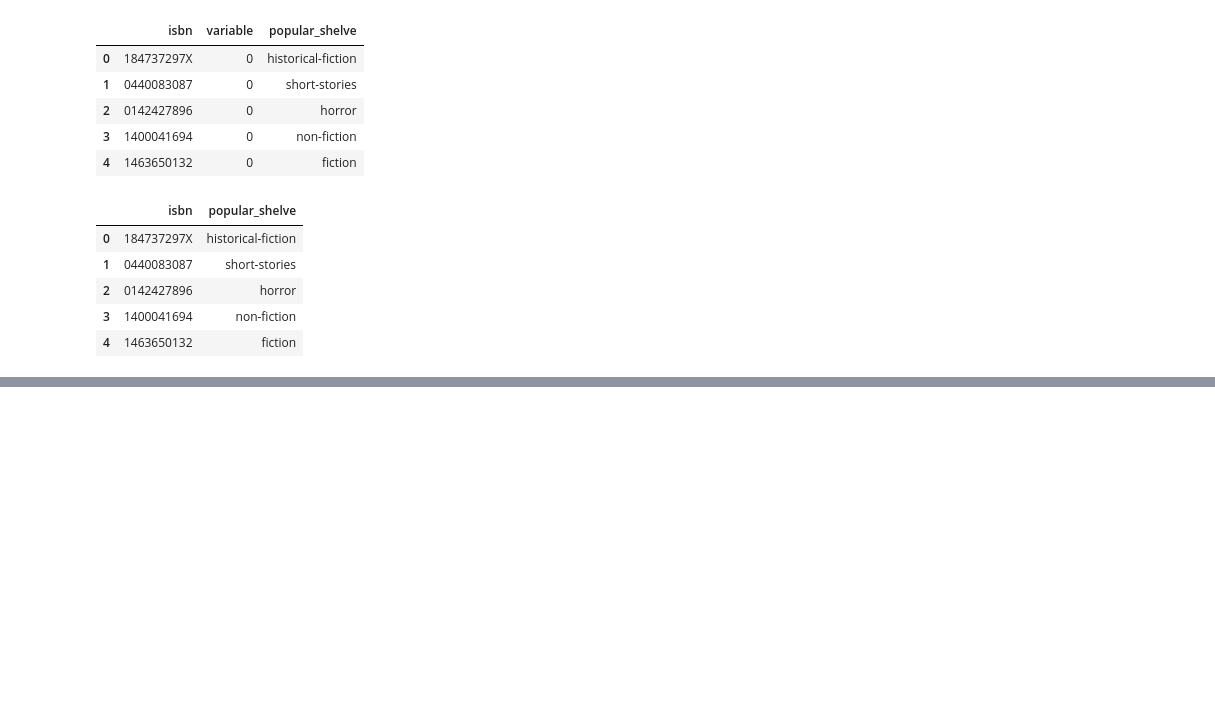
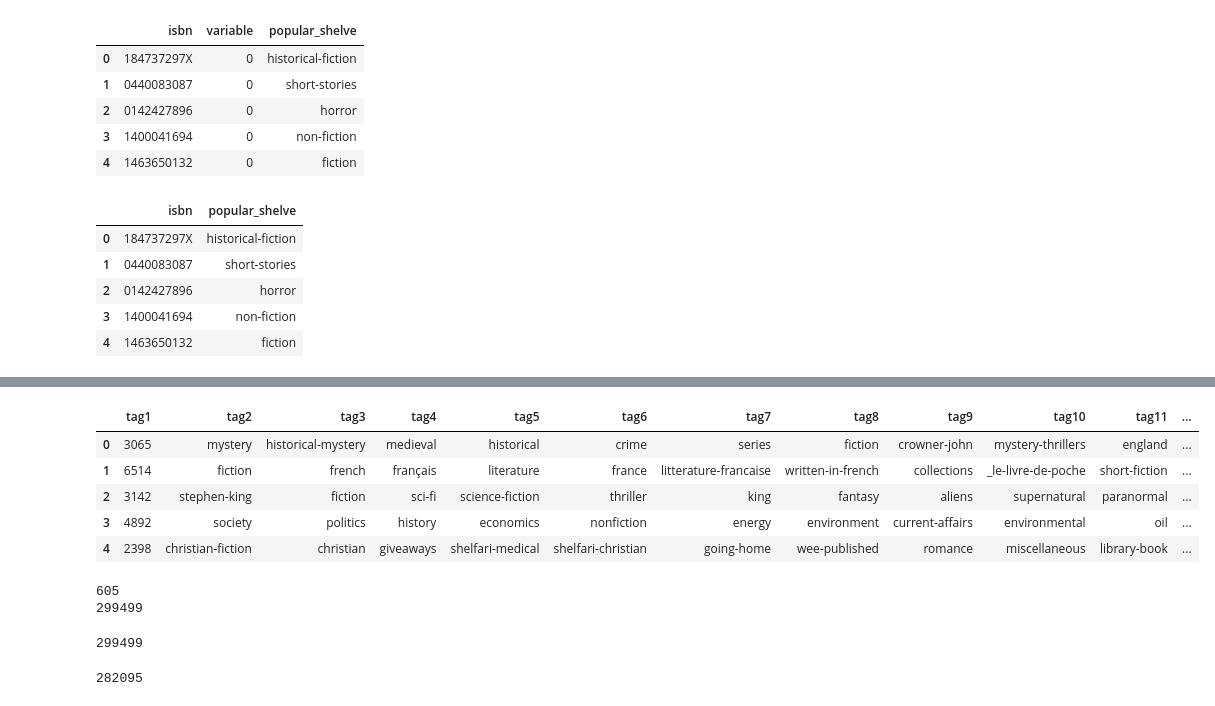
Before and after one commit to ychebaro/project_insight, a Jupyter notebook: cleaning.ipynb, the cells around one changed output, grey strips where cells are left out. Cells and saved outputs as stored; diff of their text form; code cells hidden in the pictures; blank space fills up the shorter version.

```diff
--- a/cleaning.ipynb
+++ b/cleaning.ipynb
@@ -415,0 +427,22 @@ df_dum1
+# %%
+ce.head()
+# %% [output]
+|  | tag1 | tag2 | tag3 | tag4 | tag5 | tag6 | tag7 | tag8 | tag9 | tag10 | tag11 | ... |
+| 0 | 3065 | mystery | historical-mystery | medieval | historical | crime | series | fiction | crowner-john | mystery-thrillers | england | ... |
+| 1 | 6514 | fiction | french | français | literature | france | litterature-francaise | written-in-french | collections | _le-livre-de-poche | short-fiction | ... |
+| 2 | 3142 | stephen-king | fiction | sci-fi | science-fiction | thriller | king | fantasy | aliens | supernatural | paranormal | ... |
+| 3 | 4892 | society | politics | history | economics | nonfiction | energy | environment | current-affairs | environmental | oil | ... |
+| 4 | 2398 | christian-fiction | christian | giveaways | shelfari-medical | shelfari-christian | going-home | wee-published | romance | miscellaneous | library-book | ... |
+# %%
+count = 0
+for i in newdata1['tag2']:
+    #if type(i) != str or type(i) != int:
+    #if len(str(i)) == 0:
+    if type(i) == float:
+        count += 1
+        #print(i, type(i))
+print(count)
+print(len(newdata1['tag2']))
+# %% [output]
+605
+299499
@@ -415,0 +451,8 @@ df_dum1
+# %%
+len(newdata1)
+# %% [output]
+299499
+# %%
+len(data_nonan)
+# %% [output]
+282095
```
Also changed, not shown: parts of 26 cells of this notebook.
